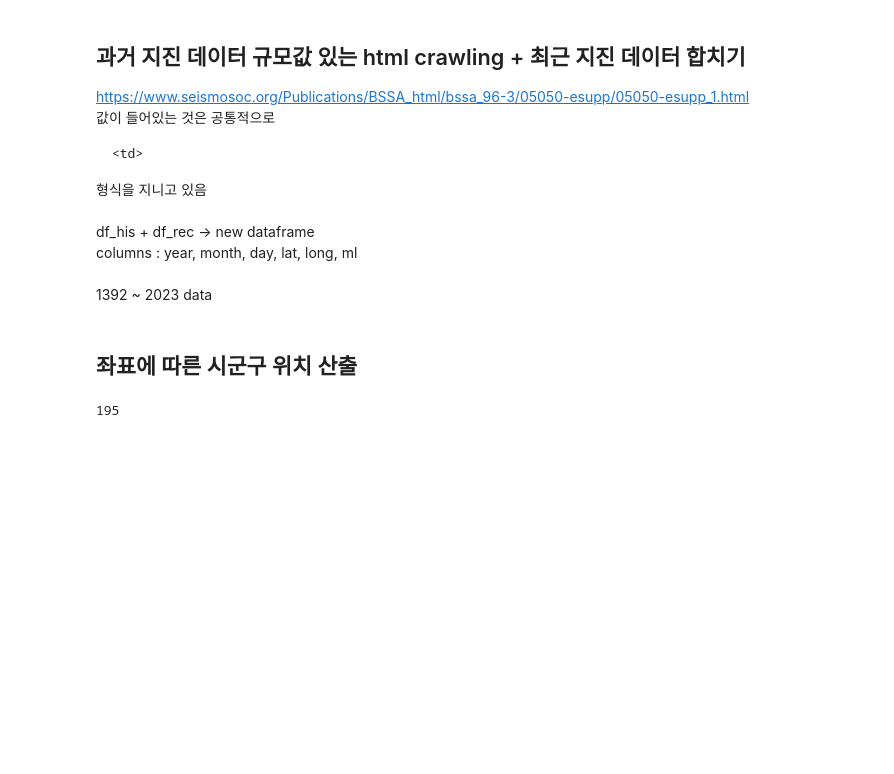
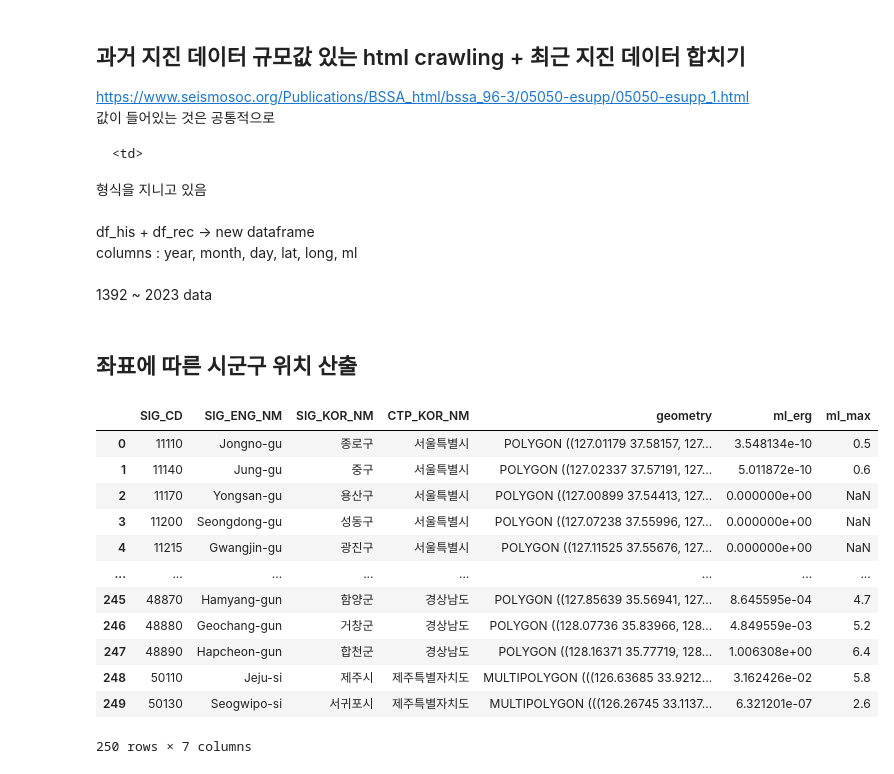
Before and after one commit to DeckofKard/Earthquake, a Jupyter notebook: eqlist_heatmap.ipynb, the cells around one changed output. Drawn from its saved outputs; the diff is of its cells as text; code cells hidden in the pictures; blank space fills up the shorter version.

```diff
--- a/eqlist_heatmap.ipynb
+++ b/eqlist_heatmap.ipynb
@@ -250,13 +266,25 @@ sigungu_gdf = gpd.read_file(sigungu_geojson)
 sigungu_gdf = gpd.GeoDataFrame(sigungu_gdf, geometry=sigungu_gdf['geometry'], crs=from_epsg(4326))          # 시군구 geodataframe
 
 place_data = gpd.sjoin(eq_gpd, sigungu_gdf, how = "inner")
-place_data['ml'] = dfML['ml_erg']
-place_data['ml'] = place_data['ml'].astype('float')
-sig_cd = place_data['SIG_CD'].unique()
-ml_sum = []
-for place in sig_cd:
-    sum_ = place_data['ml'][place_data['SIG_CD'].str.contains(place)].sum()
-    ml_sum.append(sum_ / 1000)
-len(ml_sum)
+for i in range(len(sigungu_gdf)): #시군구별 평균 구하기
+    ml_erg = place_data[sigungu_gdf['SIG_CD'][i] == place_data['SIG_CD']]['ml_erg'].sum() / 1000
+    ml_max = place_data[sigungu_gdf['SIG_CD'][i] == place_data['SIG_CD']]['ml'].max()
+
+    sigungu_gdf.loc[i,"ml_erg"] = ml_erg
+    sigungu_gdf.loc[i,"ml_max"] = ml_max
-# %% [output]
-195
+# %%
+sigungu_gdf
+# %% [output]
+|  | SIG_CD | SIG_ENG_NM | SIG_KOR_NM | CTP_KOR_NM | geometry | ml_erg | ml_max |
+| 0 | 11110 | Jongno-gu | 종로구 | 서울특별시 | POLYGON ((127.01179 37.58157, 127... | 3.548134e-10 | 0.5 |
+| 1 | 11140 | Jung-gu | 중구 | 서울특별시 | POLYGON ((127.02337 37.57191, 127... | 5.011872e-10 | 0.6 |
+| 2 | 11170 | Yongsan-gu | 용산구 | 서울특별시 | POLYGON ((127.00899 37.54413, 127... | 0.000000e+00 | NaN |
+| 3 | 11200 | Seongdong-gu | 성동구 | 서울특별시 | POLYGON ((127.07238 37.55996, 127... | 0.000000e+00 | NaN |
+| 4 | 11215 | Gwangjin-gu | 광진구 | 서울특별시 | POLYGON ((127.11525 37.55676, 127... | 0.000000e+00 | NaN |
+| ... | ... | ... | ... | ... | ... | ... | ... |
+| 245 | 48870 | Hamyang-gun | 함양군 | 경상남도 | POLYGON ((127.85639 35.56941, 127... | 8.645595e-04 | 4.7 |
+| 246 | 48880 | Geochang-gun | 거창군 | 경상남도 | POLYGON ((128.07736 35.83966, 128... | 4.849559e-03 | 5.2 |
+| 247 | 48890 | Hapcheon-gun | 합천군 | 경상남도 | POLYGON ((128.16371 35.77719, 128... | 1.006308e+00 | 6.4 |
+| 248 | 50110 | Jeju-si | 제주시 | 제주특별자치도 | MULTIPOLYGON (((126.63685 33.9212... | 3.162426e-02 | 5.8 |
+| 249 | 50130 | Seogwipo-si | 서귀포시 | 제주특별자치도 | MULTIPOLYGON (((126.26745 33.1137... | 6.321201e-07 | 2.6 |
+250 rows × 7 columns
```
Also changed, not shown: parts of 7 cells of this notebook, 23 other files.
